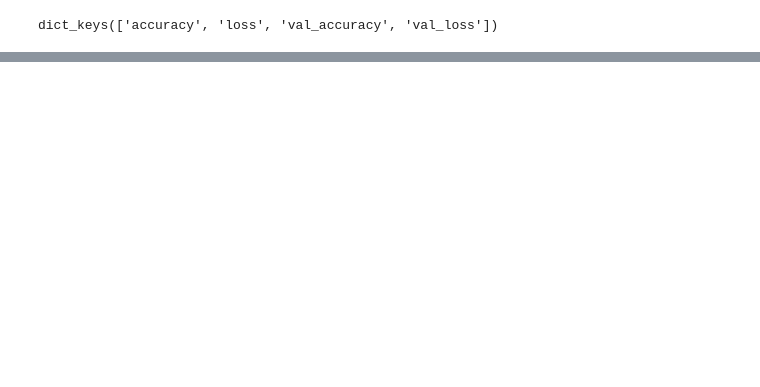
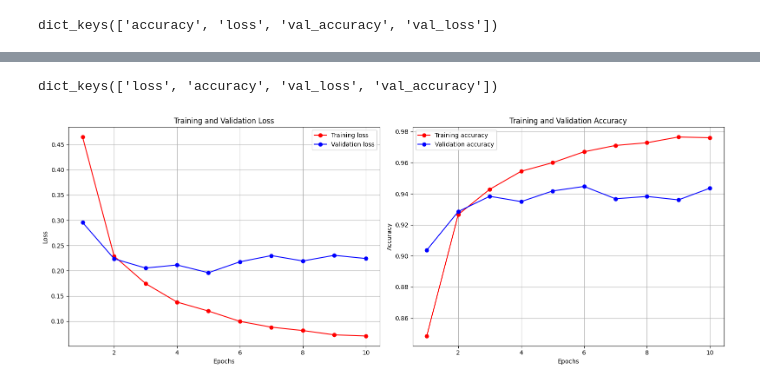
Before and after one commit to andrzejjnk/ML_DeepLearning2024, a Jupyter notebook: NLP Transformers, Vision Transformers.ipynb, the cells around one changed output, grey strips where cells are left out. Cells and saved outputs as stored; diff of their text form; code cells hidden in the pictures; blank space fills up the shorter version.

```diff
--- a/NLP Transformers, Vision Transformers.ipynb
+++ b/NLP Transformers, Vision Transformers.ipynb
@@ -248,0 +395,37 @@ Prediction: Eskimo dog, husky
+# %%
+history_dict = history.history
+history_dict.keys()
+# %% [output]
+dict_keys(['loss', 'accuracy', 'val_loss', 'val_accuracy'])
+# %%
+import matplotlib.pyplot as plt
+
+epochs = range(1, len(history_dict['accuracy']) + 1)
+fig, (ax1, ax2) = plt.subplots(1, 2, figsize=(16, 6))
+
+ax1.plot(epochs, history_dict['loss'], 'r-o', label='Training loss')
+ax1.plot(epochs, history_dict['val_loss'], 'b-o', label='Validation loss')
+ax1.set_title('Training and Validation Loss')
+ax1.set_xlabel('Epochs')
+ax1.set_ylabel('Loss')
+ax1.grid(True)
+ax1.legend()
+
+# loss_ticks = np.arange(0, 1.1, 0.1)
+# ax1.set_yticks(loss_ticks)
+
+ax2.plot(epochs, history_dict['accuracy'], 'r-o', label='Training accuracy')
+ax2.plot(epochs, history_dict['val_accuracy'], 'b-o', label='Validation accuracy')
+ax2.set_title('Training and Validation Accuracy')
+ax2.set_xlabel('Epochs')
+ax2.set_ylabel('Accuracy')
+ax2.grid(True)
+ax2.legend()
+
+# accuracy_ticks = np.arange(0, 1.1, 0.1)
+# ax2.set_yticks(accuracy_ticks)
+
+plt.tight_layout()
+plt.show()
+# %% [output]
+[figure, added]
```
Also changed, not shown: parts of 13 cells of this notebook.
